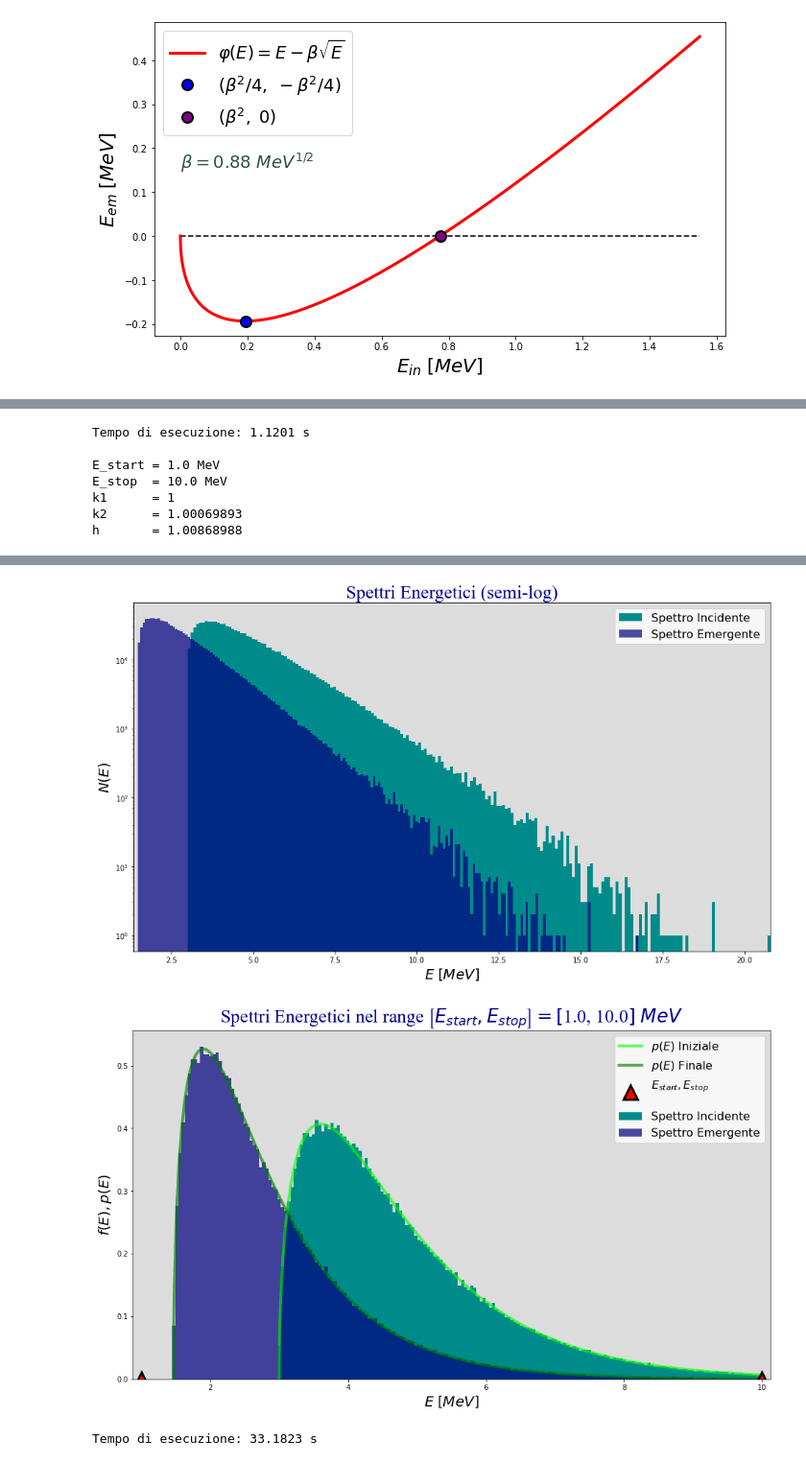
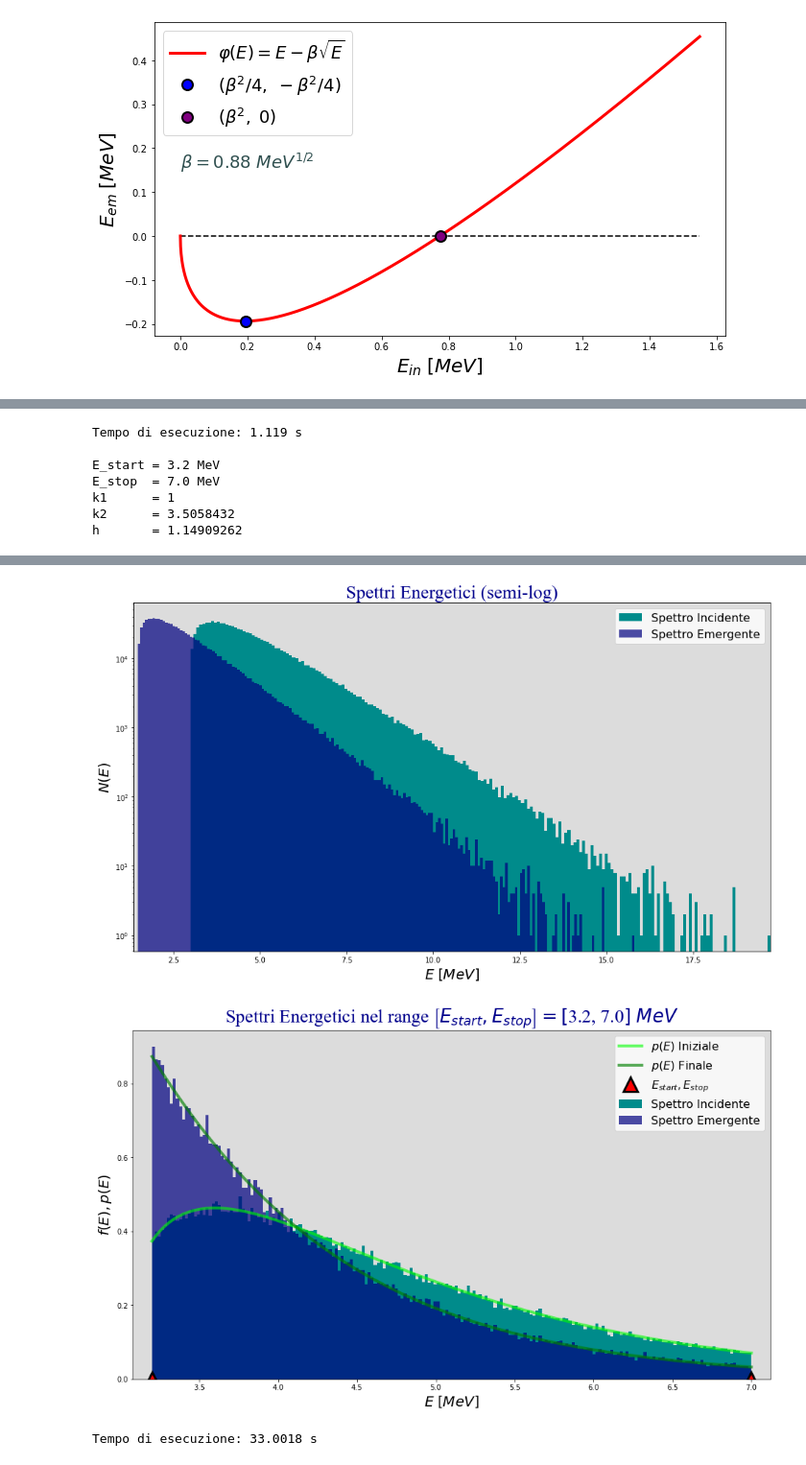
Before and after one commit to DavideKern/Metodi-Computazionali-in-Fisica, a Jupyter notebook: Esercitazione 2/Parte II - Stopping Power.ipynb, the cells around one changed output, grey strips where cells are left out. Shown at 96% size. Drawn from its saved outputs; the diff is of its cells as text; code cells hidden in the pictures.

```diff
--- a/Esercitazione 2/Parte II - Stopping Power.ipynb
+++ b/Esercitazione 2/Parte II - Stopping Power.ipynb
@@ -230,7 +236,7 @@ def integrate(f, a, b, N = 10**5):                         #Per trovare le costa
         return s
 
 
-E_start, E_stop = 1.0, 10.                                 #Definiamo il range in cui intendiamo studiare lo spettro
+E_start, E_stop = 3.2, 7.0                                 #Definiamo il range in cui intendiamo studiare lo spettro
 E1, E2 = η2(E_start), η2(E_stop)                           #emergente. E1 e E2 sono le energie che deve avere una
                                                            #particella incidente affinché la emergente abbia energie
 k1, k2, h = 1, 0, 0                                        #E_start e E_stop, e sono ottenute con la funzione inversa η2
@@ -257,13 +263,13 @@ print('k1      =',round(k1,8))
 print('k2      =',round(k2,8))
 print('h       =',round(h,8))
 # %% [output]
-Tempo di esecuzione: 1.1201 s
+Tempo di esecuzione: 1.119 s
 
-E_start = 1.0 MeV
-E_stop  = 10.0 MeV
+E_start = 3.2 MeV
+E_stop  = 7.0 MeV
 k1      = 1
-k2      = 1.00069893
-h       = 1.00868988
+k2      = 3.5058432
+h       = 1.14909262
 # %%
 t=time()                                                        #p(E) e P(y) sono rappresentate in tre grafici (1, 2, 3):
                                                                 #nel primo si confrontano le distribuzioni teoriche dei due
@@ -347,13 +353,13 @@ if E_stop <= ϕ(B):
 elif ϕ(B) < E_stop <= B:
     plt.hist(Sample1, range=(E_start,E_stop), bins=200, density=True, color='navy', label='Spettro Emergente')
     plt.plot(Xf_3, k2*P_vec(Xf_3), c='green', lw=4, alpha=0.65, label='$p(E)$ Finale')
-    plt.plot([E_start,E_stop], [0,0], '^ r', ms=20, mec='k', mew=3, label='$E_{start},E_{stop}$\n')
+    plt.plot([E_start,E_stop], [0,0], '^ r', ms=20, mec='k', mew=3, label=r'$E_{start}, E_{stop}$')
 else:
     plt.hist(Sample0, range=(E_start,E_stop), bins=200, density=True, color='darkcyan', label='Spettro Incidente')
     plt.plot(Xi_3, h*p_vec(Xi_3), c='lime',  lw=4, alpha=0.60, label='$p(E)$ Iniziale')
     plt.hist(Sample1, range=(E_start,E_stop), bins=200, density=True, color='navy', alpha=0.7, label='Spettro Emergente')
     plt.plot(Xf_3, k2*P_vec(Xf_3), c='green', lw=4, alpha=0.65, label='$p(E)$ Finale')
-    plt.plot([E_start,E_stop], [0,0], '^ r', ms=20, mec='k', mew=3, label='$E_{start},E_{stop}$\n')
+    plt.plot([E_start,E_stop], [0,0], '^ r', ms=20, mec='k', mew=3, label=r'$E_{start}, E_{stop}$')
 
 plt.xlabel('$E\; [MeV]$', size=20)
 plt.ylabel('$f(E), p(E)$',size=20)
@@ -369,3 +375,3 @@ print('Tempo di esecuzione:',round(t,4),'s')
-[figure, old version]
+[figure, new version]
-[figure, old version]
+[figure, new version]
-Tempo di esecuzione: 33.1823 s
+Tempo di esecuzione: 33.0018 s
```
Also changed, not shown: parts of 6 cells of this notebook.
